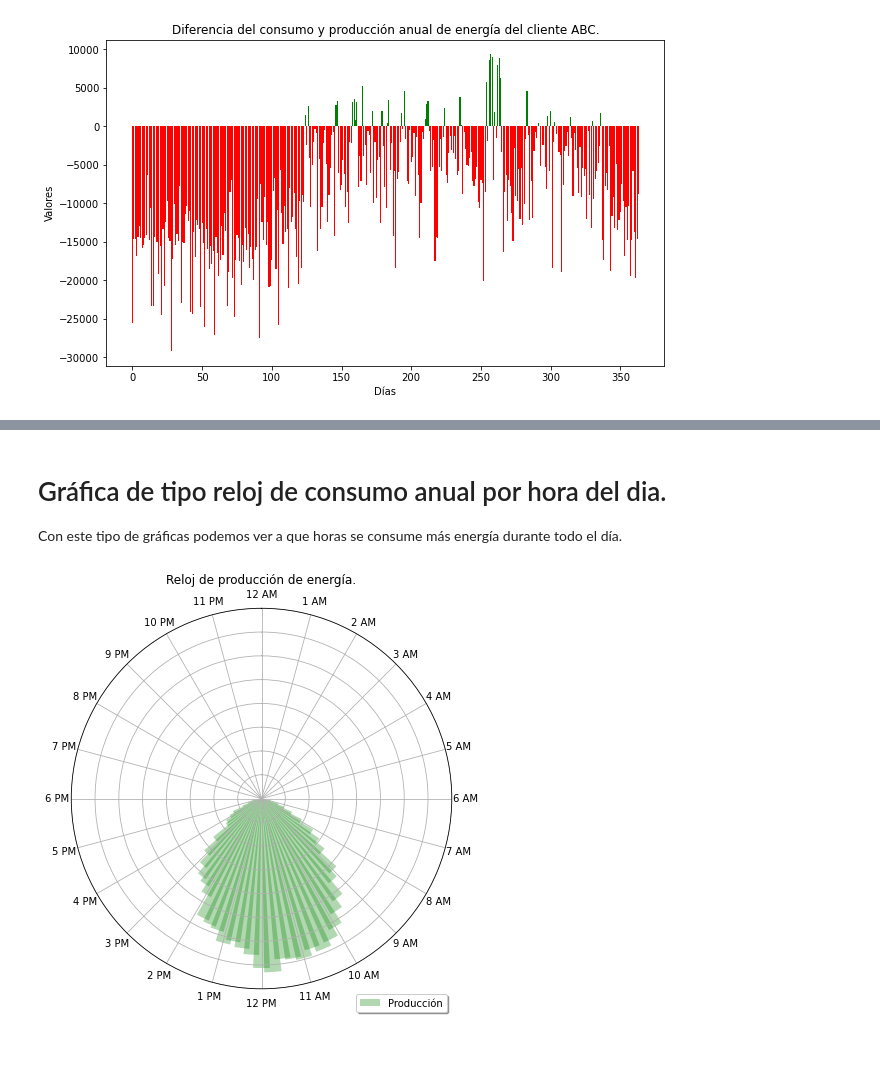
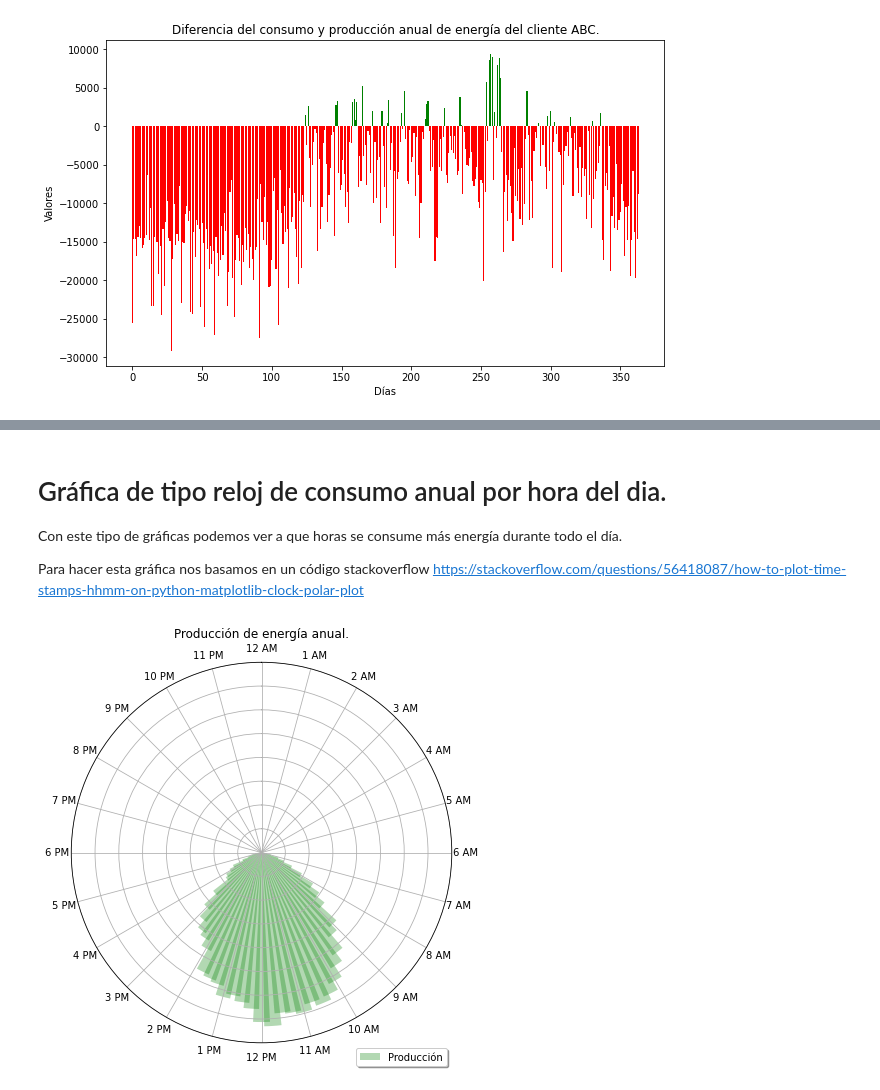
Before and after one commit to cesar-xyz/Equipo1_MA2006B, a Jupyter notebook: Exploracion_trazas.ipynb, the cells around one changed output, grey strips where cells are left out. Drawn from its saved outputs; the diff is of its cells as text; code cells hidden in the pictures; blank space fills up the shorter version.

Commit message:
Gráficas y formateo de los DataFrames

```diff
--- a/Exploracion_trazas.ipynb
+++ b/Exploracion_trazas.ipynb
@@ -190,6 +192,8 @@ plt.show()
 # Gráfica de tipo reloj de consumo anual por hora del dia.
 
 Con este tipo de gráficas podemos ver a que horas se consume más energía durante todo el día.
+
+Para hacer esta gráfica nos basamos en un código stackoverflow https://stackoverflow.com/questions/56418087/how-to-plot-time-stamps-hhmm-on-python-matplotlib-clock-polar-plot
 # %%
 # Se utilizan los datos ya formateados en hora y minuto para poder manipularos en el plano polar.
 df1_sum = df1_sub.sum().reset_index()
@@ -200,32 +204,32 @@ xs = xs * 2 * np.pi
 
 fig = plt.figure(figsize=(7, 7))
 ax = plt.subplot(111, projection='polar')
 
 # Se divide entre 30000 para que los datos se alcancen a observar dentro de la gráfica
 ax.bar(xs, df1_sum[0] / 30000, width=0.1, alpha=0.3, color='green', label='Producción')
 
 # Hacer que los labels vayan en dirección del reloj
 ax.set_theta_direction(-1)
 
 # El punto de origen se define como cero.
 ax.set_theta_offset(np.pi / 2)
 
 #Set the circumference ticks
 ax.set_xticks(np.linspace(0, 2 * np.pi, 24, endpoint=False))
 
 # Preparar los nombres de los labels.
 ticks = ['12 AM', '1 AM', '2 AM', '3 AM', '4 AM', '5 AM', '6 AM', '7 AM', '8 AM', '9 AM', '10 AM', '11 AM', '12 PM',
          '1 PM', '2 PM', '3 PM', '4 PM', '5 PM', '6 PM', '7 PM', '8 PM', '9 PM', '10 PM', '11 PM']
 ax.set_xticklabels(ticks)
 
 # Quitar los labels por default de los radianes
 plt.setp(ax.get_yticklabels(), visible=False)
 
 # Definición de los límites de y.
 plt.ylim(0, 2)
 
-plt.title("Reloj de producción de energía.")
+plt.title("Producción de energía anual.")
 plt.legend(bbox_to_anchor=(1, 0), fancybox=True, shadow=True)
 plt.show()
 # %% [output]
-[figure, old version]
+[figure, new version]
```
Also changed, not shown: parts of 2 cells of this notebook.
